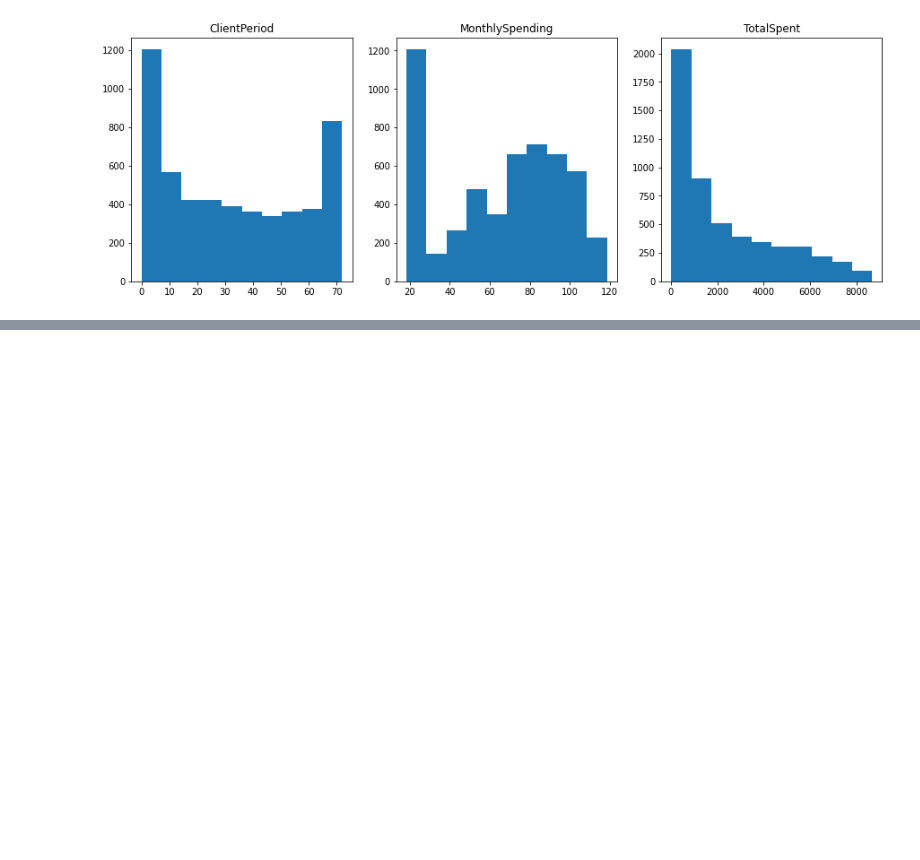
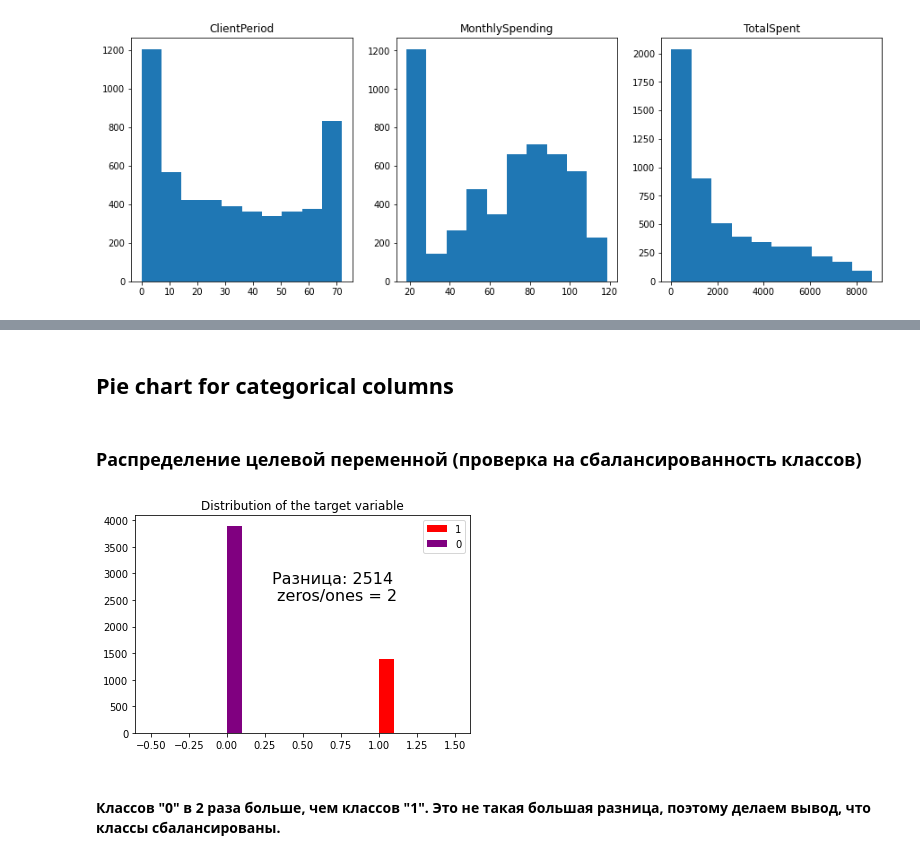
Before and after one commit to 1mmo/Deep-Learning, a Jupyter notebook: src/UserChurnPrediction.ipynb, the cells around one changed output, grey strips where cells are left out. Cells and saved outputs as stored; diff of their text form; code cells hidden in the pictures; blank space fills up the shorter version.

```diff
--- a/src/UserChurnPrediction.ipynb
+++ b/src/UserChurnPrediction.ipynb
@@ -120,0 +139,2 @@ fig.show()
+# %% [markdown]
+## Pie chart for categorical columns
@@ -120,0 +151,21 @@ fig.show()
+# %% [markdown]
+### Распределение целевой переменной (проверка на сбалансированность классов)
+# %%
+units = [one for one in y_train
+         if one == 1]
+zeros = [zero for zero in y_train
+         if zero == 0]
+
+fig, ax = plt.subplots(1, 1, figsize=(6, 4))
+
+ax.set_title('Distribution of the target variable')
+ax.hist(units, color='red', label='1')
+ax.hist(zeros, color='purple', label='0')
+ax.legend()
+ax.text(0.30, 2500, f'Разница: {len(zeros) - len(ones)} \n zeros/ones = {len(zeros) // len(ones)}', size=16)
+
+fig.show()
+# %% [output]
+[figure, added]
+# %% [markdown]
+#### Классов "0" в 2 раза больше, чем классов "1". Это не такая большая разница, поэтому делаем вывод, что классы сбалансированы.
```
Also changed, not shown: parts of 8 cells of this notebook.
